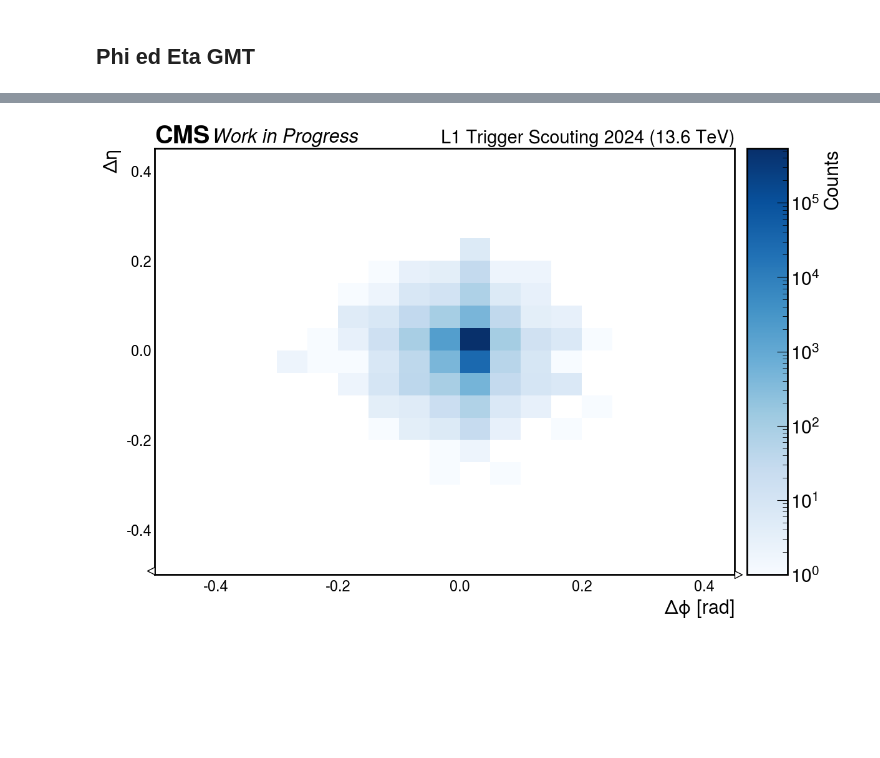
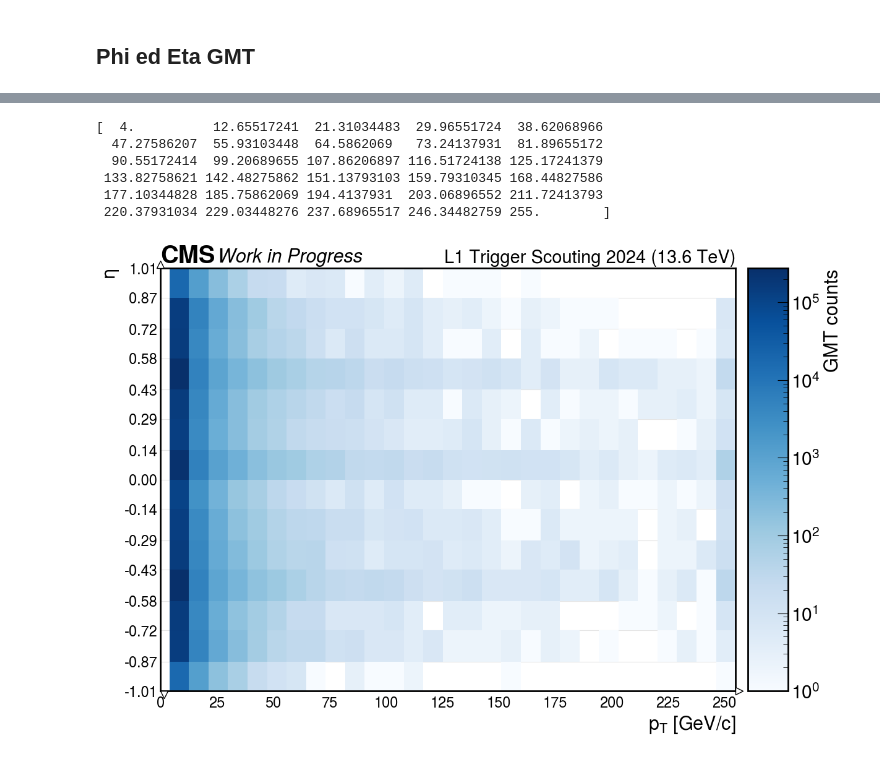
Before and after one commit to francescoreschio/Tesi-Triennale, a Jupyter notebook: Codice/GMT.ipynb, the cells around one changed output, grey strips where cells are left out. Drawn from its saved outputs; the diff is of its cells as text; code cells hidden in the pictures; blank space fills up the shorter version.

```diff
--- a/Codice/GMT.ipynb
+++ b/Codice/GMT.ipynb
@@ -268,38 +305,43 @@ ax.tick_params(axis='both', which='both', length=0, labelsize = FONTSIZE - 5)
 # %%
-a = 0.5
-DeltaPhiRange = np.arange(-a, a, 0.05)
-DeltaEtaRange = np.arange(-a, a, 0.05)
+#Grafico bidimensionale per i GMT del momento e di eta
+
+BinEta = 15
+BinPt = 30
+
+EtaRange, EtaIndicies = Bins(ak.min(GmtEta), ak.max(GmtEta), BinEta, GmtEta)
+PtRange, PtIndicies = Bins(ak.min(GmtPt), ak.max(GmtPt), BinPt, GmtPt)
+
+print(PtRange)
 
 hist2d = hist.Hist(
-    hist.axis.Variable(DeltaPhiRange, name='Phi'),
-    hist.axis.Variable(DeltaEtaRange, name='Eta')
-
+    hist.axis.Variable(np.round(PtRange, 2), name='Pt', label='Pt number'),
+    hist.axis.Variable(np.round(EtaRange, 2), name='Eta', label='Eta number'),
 )
-hist2d.fill(Phi=DeltaPhi_BMTF_LS263, Eta=DeltaEta_BMTF_LS263)
-
-from matplotlib.colors import LogNorm
+hist2d.fill(Pt=GmtPt, Eta=GmtEta)
 
 fig, ax = plt.subplots(figsize=(12, 8), constrained_layout=True)
 set_label_font(ax, FONTSIZE)
 set_tick_font(ax, FONTSIZE-2)
 draw_grid(ax, axis="y")
 draw_cms_label(ax, fontsize=FONTSIZE, label="Work in Progress", rlabel="L1 Trigger Scouting 2024 (13.6 TeV)")
 
-hep.hist2dplot(hist2d, cbar=True, cmap='Blues', ax=ax,  norm = LogNorm())
+from matplotlib.colors import LogNorm
+
+hep.hist2dplot(hist2d, cbar=True, cmap='Blues', ax=ax, norm = LogNorm())
 
 cbar = ax.collections[0].colorbar
-cbar.set_label('Counts', fontsize=FONTSIZE)
+cbar.set_label('GMT counts', fontsize=FONTSIZE)
 
-ax.set_xlabel(r'$\Delta \phi$ [rad]')
-ax.set_ylabel(r'$\Delta \eta$')
-ax.grid(False)
+ax.set_xlabel(r'$p_T$ [GeV/c]')
+ax.set_ylabel(r'$\eta$')
+ax.set_xticks(np.arange(0, 275, 25))
 
 ax.tick_params(axis='both', which='both', length=0, labelsize = FONTSIZE - 5)
-
-
-plt.savefig("../Immagini/BMTFPhiEta.pdf")
-plt.savefig("../Immagini/ImmaginiPNG/BMTFPhiEta.png")
-
-plt.show()
 # %% [output]
+[  4.          12.65517241  21.31034483  29.96551724  38.62068966
+  47.27586207  55.93103448  64.5862069   73.24137931  81.89655172
+  90.55172414  99.20689655 107.86206897 116.51724138 125.17241379
+ 133.82758621 142.48275862 151.13793103 159.79310345 168.44827586
+ 177.10344828 185.75862069 194.4137931  203.06896552 211.72413793
+ 220.37931034 229.03448276 237.68965517 246.34482759 255.        ]
-[figure, old version]
+[figure, new version]
```
Also changed, not shown: parts of 5 cells of this notebook, 3 other files.
